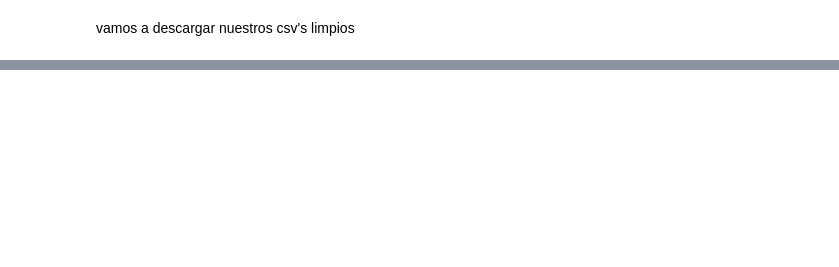
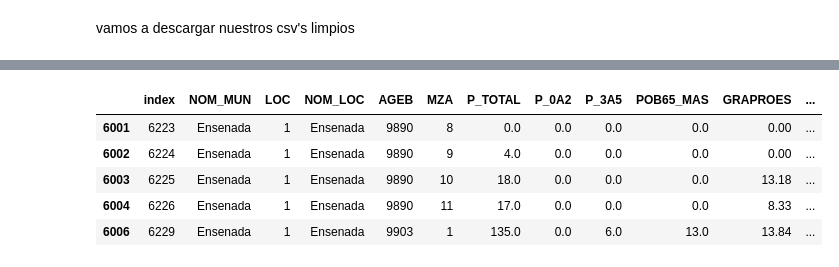
Before and after one commit to MaximilianoVM/DATA-MINIG-2023-1, a Jupyter notebook: project/1_VS_CLEANING_AGEBS_ENSENADA.ipynb.ipynb, the cells around one changed output, grey strips where cells are left out. Saved outputs shown, nothing was run; the diff lists cells and outputs as text; code cells hidden in the pictures; blank space fills up the shorter version.

```diff
--- a/project/1_VS_CLEANING_AGEBS_ENSENADA.ipynb.ipynb
+++ b/project/1_VS_CLEANING_AGEBS_ENSENADA.ipynb.ipynb
@@ -233,0 +280,9 @@ df_ens_20.to_csv('DATA/ENS_CLEAN_20.csv')
+# %%
+df_ens_20.tail()
+# %% [output]
+|  | index | NOM_MUN | LOC | NOM_LOC | AGEB | MZA | P_TOTAL | P_0A2 | P_3A5 | POB65_MAS | GRAPROES | ... |
+| 6001 | 6223 | Ensenada | 1 | Ensenada | 9890 | 8 | 0.0 | 0.0 | 0.0 | 0.0 | 0.00 | ... |
+| 6002 | 6224 | Ensenada | 1 | Ensenada | 9890 | 9 | 4.0 | 0.0 | 0.0 | 0.0 | 0.00 | ... |
+| 6003 | 6225 | Ensenada | 1 | Ensenada | 9890 | 10 | 18.0 | 0.0 | 0.0 | 0.0 | 13.18 | ... |
+| 6004 | 6226 | Ensenada | 1 | Ensenada | 9890 | 11 | 17.0 | 0.0 | 0.0 | 0.0 | 8.33 | ... |
+| 6006 | 6229 | Ensenada | 1 | Ensenada | 9903 | 1 | 135.0 | 0.0 | 6.0 | 13.0 | 13.84 | ... |
```
Also changed, not shown: parts of 9 cells of this notebook, 6 other files.
